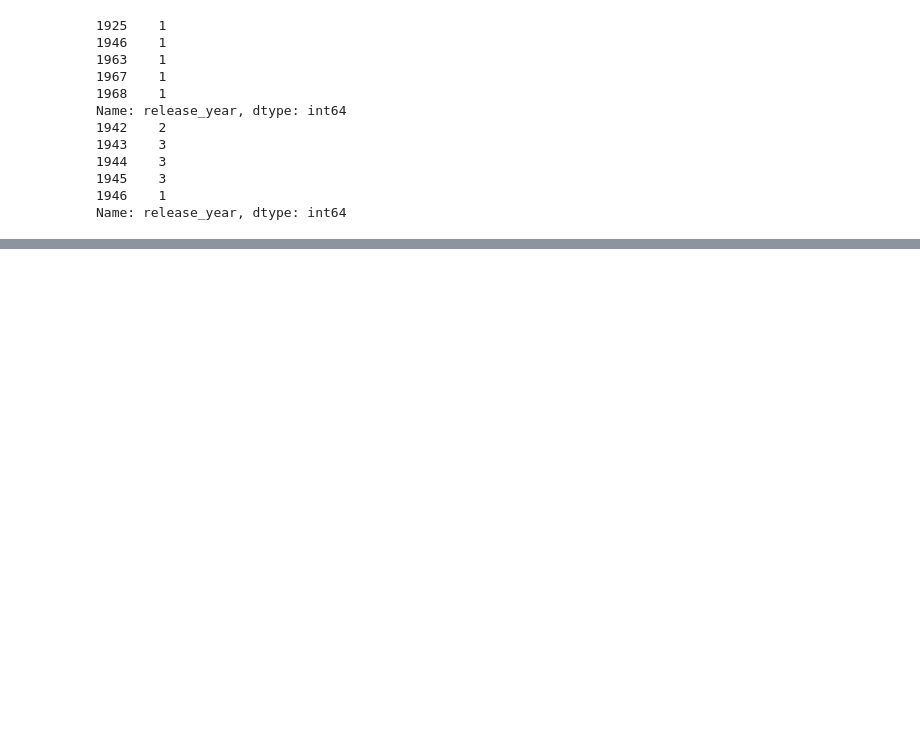
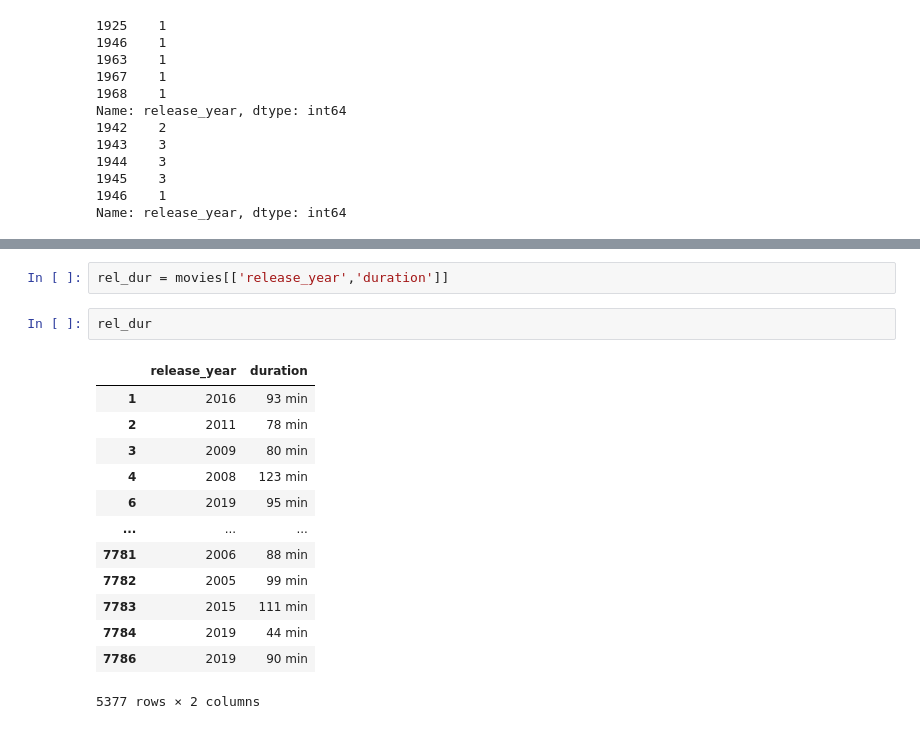
Before and after one commit to avgcam/netflix-eda, a Jupyter notebook: netflix_eda.ipynb, the cells around one changed output, grey strips where cells are left out. Drawn from its saved outputs; the diff is of its cells as text; blank space fills up the shorter version.

```diff
--- a/netflix_eda.ipynb
+++ b/netflix_eda.ipynb
@@ -156,0 +215,18 @@ plt.show
+# %%
+rel_dur = movies[['release_year','duration']]
+# %%
+rel_dur
+# %% [output]
+|  | release_year | duration |
+| 1 | 2016 | 93 min |
+| 2 | 2011 | 78 min |
+| 3 | 2009 | 80 min |
+| 4 | 2008 | 123 min |
+| 6 | 2019 | 95 min |
+| ... | ... | ... |
+| 7781 | 2006 | 88 min |
+| 7782 | 2005 | 99 min |
+| 7783 | 2015 | 111 min |
+| 7784 | 2019 | 44 min |
+| 7786 | 2019 | 90 min |
+5377 rows × 2 columns
```
Also changed, not shown: parts of 6 cells of this notebook.
